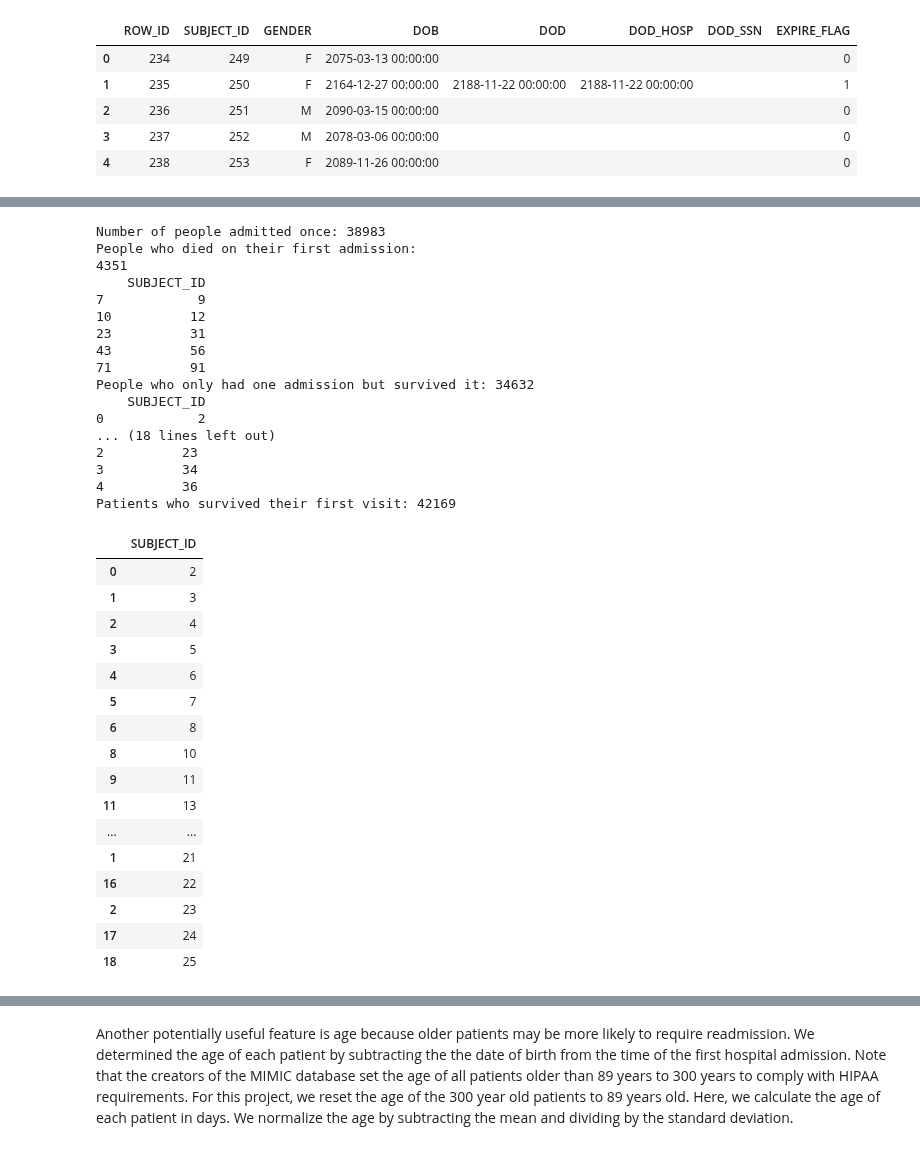
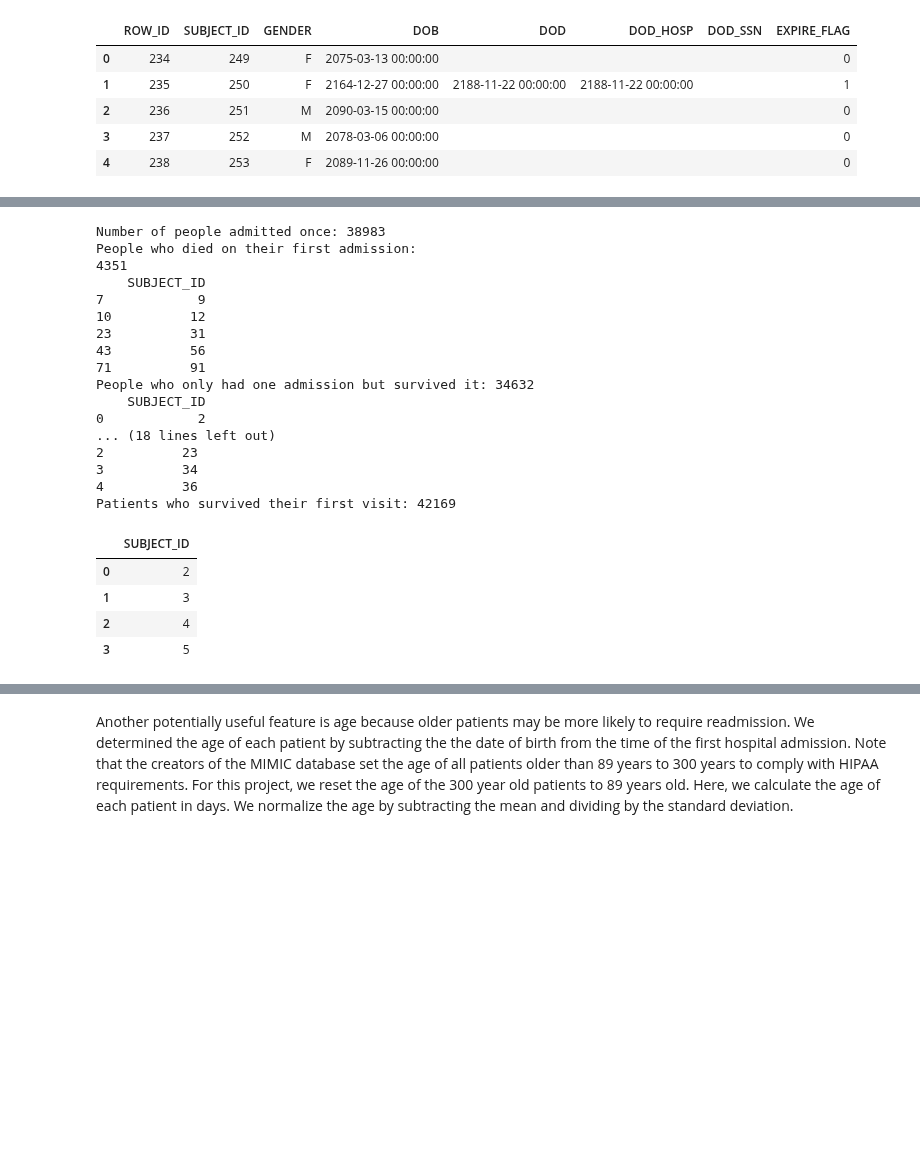
Before and after one commit to kevinmchu/BME590Final, a Jupyter notebook: Process Book.ipynb, the cells around one changed output, grey strips where cells are left out. Drawn from its saved outputs; the diff is of its cells as text; code cells hidden in the pictures; blank space fills up the shorter version.

```diff
--- a/Process Book.ipynb
+++ b/Process Book.ipynb
@@ -100,46 +96,34 @@ print("People who had multiple admissions: " + str(mult_admissions.shape[0]))
 print(mult_admissions.head())
 
 # Concatenate all subject IDs from patients who survived their first visit
 relevant_patients = pd.concat([one_admission_survivors, mult_admissions], axis = 0)
 relevant_patients.columns = relevant_patients.columns.str.strip()
 relevant_patients = relevant_patients.sort_values('SUBJECT_ID')
 print("Patients who survived their first visit: " + str(relevant_patients.shape[0]))
-relevant_patients[0:20]
+relevant_patients[0:4]
 # %% [output]
 Number of people admitted once: 38983
 People who died on their first admission:
 4351
     SUBJECT_ID
 7            9
 10          12
 23          31
 43          56
 71          91
 People who only had one admission but survived it: 34632
     SUBJECT_ID
 0            2
 ... (18 lines left out)
 2          23
 3          34
 4          36
 Patients who survived their first visit: 42169
 |  | SUBJECT_ID |
 | 0 | 2 |
 | 1 | 3 |
 | 2 | 4 |
 | 3 | 5 |
-| 4 | 6 |
-| 5 | 7 |
-| 6 | 8 |
-| 8 | 10 |
-| 9 | 11 |
-| 11 | 13 |
-| ... | ... |
-| 1 | 21 |
-| 16 | 22 |
-| 2 | 23 |
-| 17 | 24 |
-| 18 | 25 |
 # %%
 # All admissions information for relevant patients
 all_admissions_for_relevant_patients = pd.merge(relevant_patients, all_admissions_info, how='inner', on='SUBJECT_ID')
```
Also changed, not shown: parts of 48 cells of this notebook.
